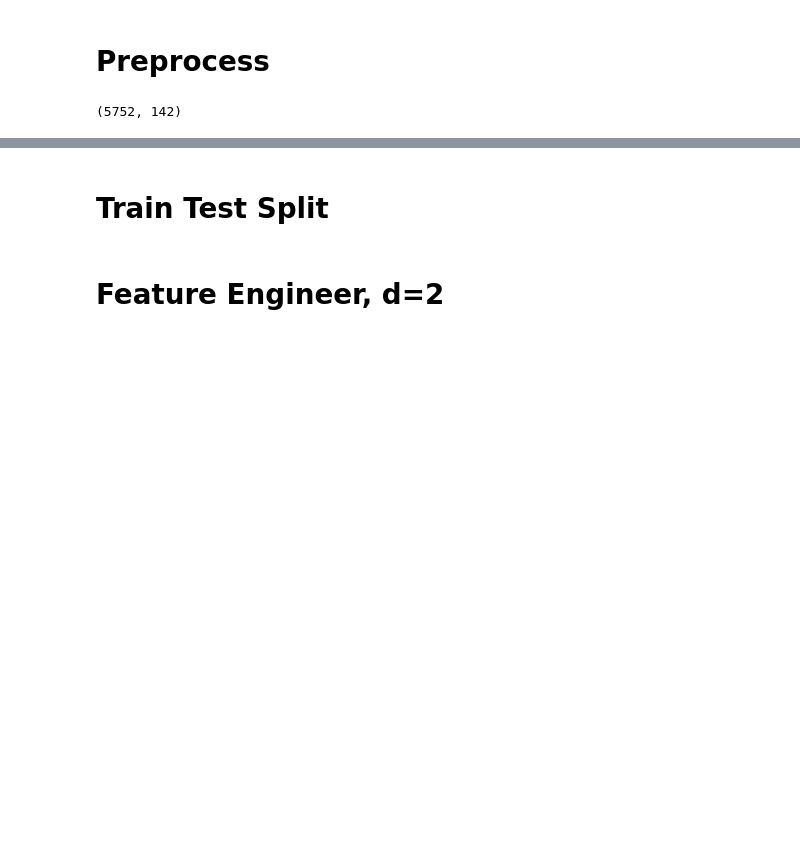
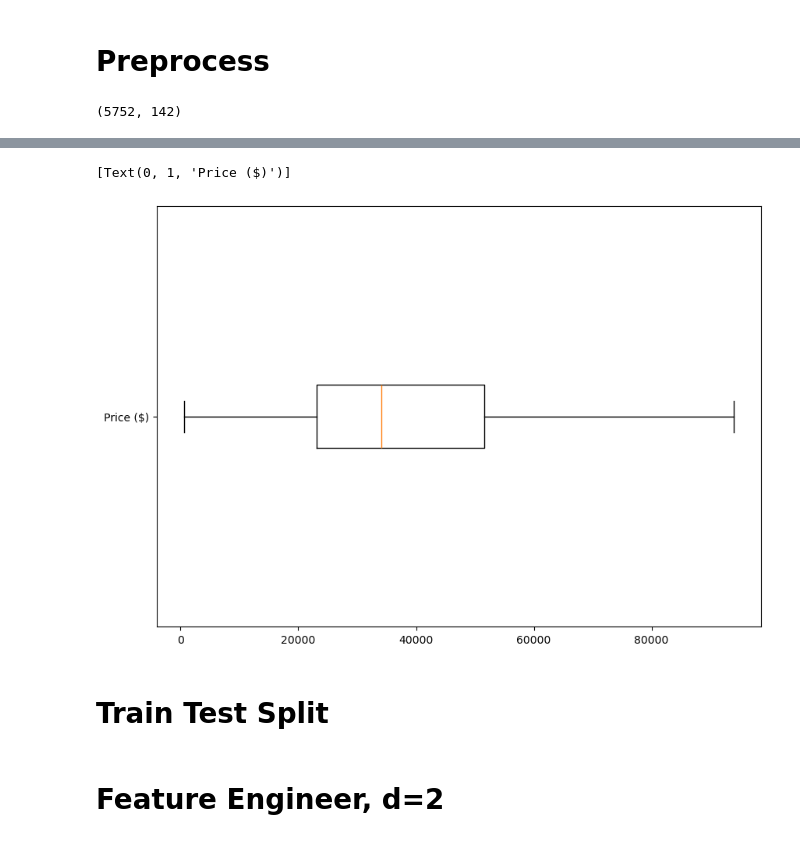
Before and after one commit to rhit-schrocjq/CSSE415-FinalProject, a Jupyter notebook: Final Model.ipynb, the cells around one changed output, grey strips where cells are left out. Cells and saved outputs as stored; diff of their text form; code cells hidden in the pictures; blank space fills up the shorter version.

```diff
--- a/Final Model.ipynb
+++ b/Final Model.ipynb
@@ -56,3 +75,13 @@ print(X.shape)
+# %%
+fig = plt.figure(figsize =(10, 7))
+ax = fig.add_subplot(111)
+
+# Creating axes instance
+bp = ax.boxplot(y, notch=None, vert=0, patch_artist=None, widths=None, showfliers=False)
+ax.set_yticklabels(['Price ($)'])
+# %% [output]
+[Text(0, 1, 'Price ($)')]
+[figure, added]
 # %% [markdown]
 # Train Test Split
 # %%
```
Also changed, not shown: parts of 7 cells of this notebook.
